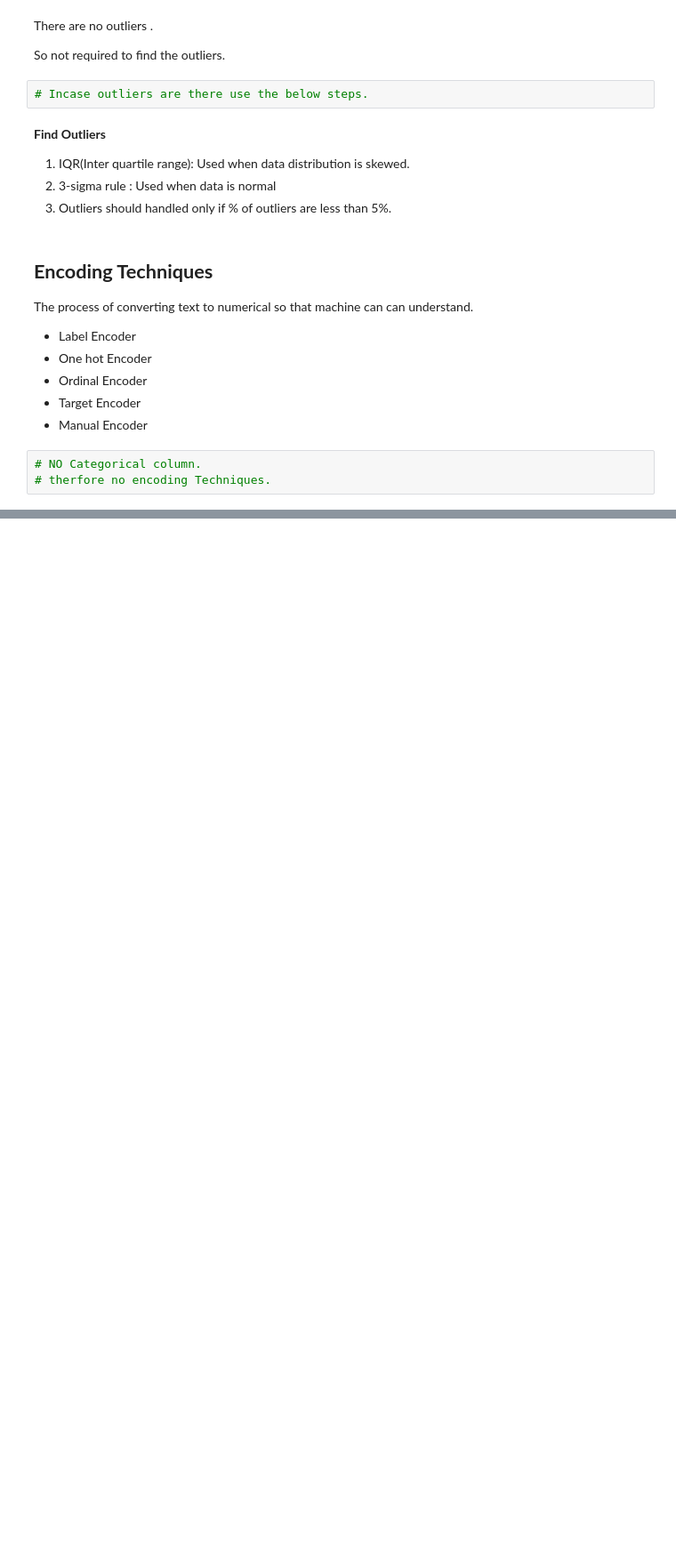
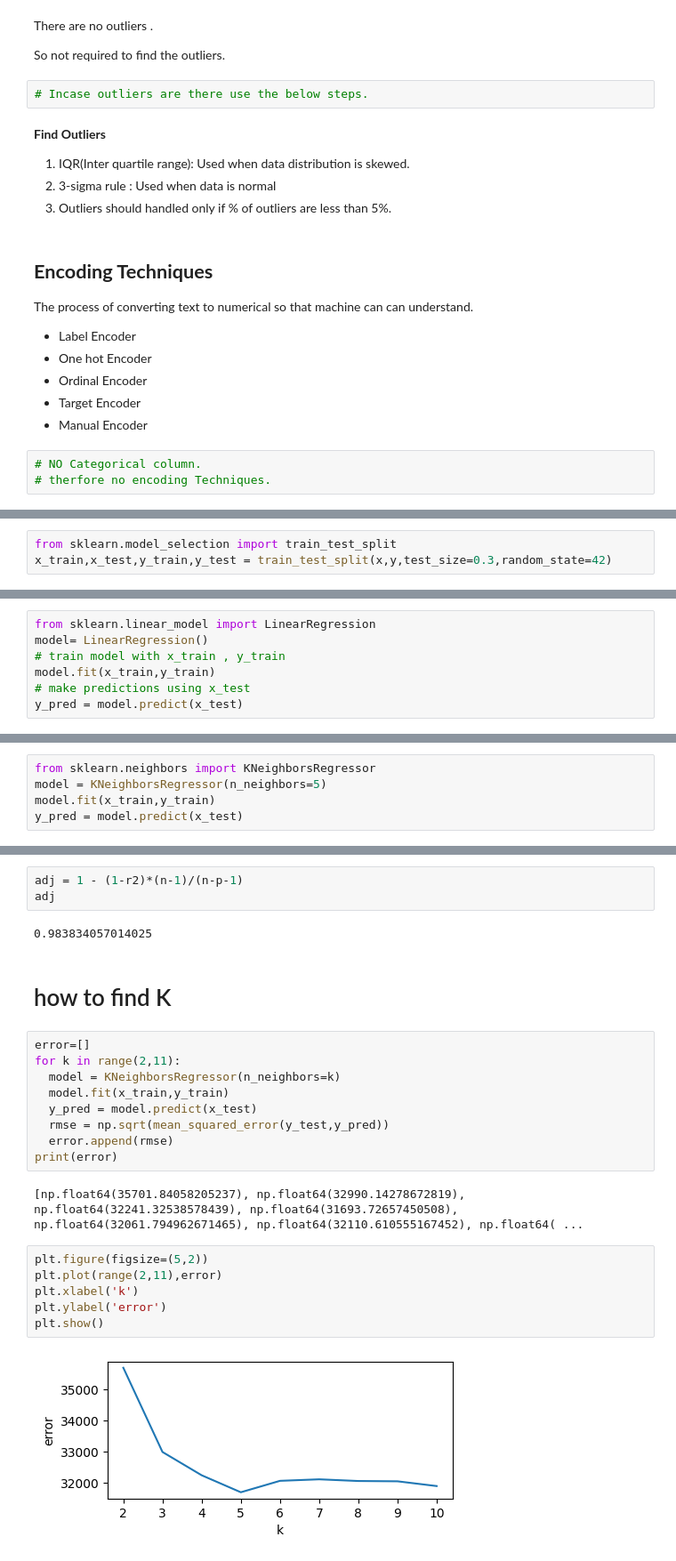
Before and after one commit to nimitha123-kd/Take-IT-Smart-Internship, a Jupyter notebook: House_Price_Regression_Proj.ipynb, the cells around one changed output, grey strips where cells are left out. Shown at 89% size. Drawn from its saved outputs; the diff is of its cells as text; blank space fills up the shorter version.

```diff
--- a/House_Price_Regression_Proj.ipynb
+++ b/House_Price_Regression_Proj.ipynb
@@ -554,0 +585,3 @@ The process of converting text to numerical so that machine can can understand.
+# %%
+from sklearn.model_selection import train_test_split
+x_train,x_test,y_train,y_test = train_test_split(x,y,test_size=0.3,random_state=42)
@@ -554,0 +598,7 @@ The process of converting text to numerical so that machine can can understand.
+# %%
+from sklearn.linear_model import LinearRegression
+model= LinearRegression()
+# train model with x_train , y_train
+model.fit(x_train,y_train)
+# make predictions using x_test
+y_pred = model.predict(x_test)
@@ -554,0 +667,5 @@ The process of converting text to numerical so that machine can can understand.
+# %%
+from sklearn.neighbors import KNeighborsRegressor
+model = KNeighborsRegressor(n_neighbors=5)
+model.fit(x_train,y_train)
+y_pred = model.predict(x_test)
@@ -554,0 +693,26 @@ The process of converting text to numerical so that machine can can understand.
+# %%
+adj = 1 - (1-r2)*(n-1)/(n-p-1)
+adj
+# %% [output]
+0.983834057014025
+# %% [markdown]
+# how to find K
+# %%
+error=[]
+for k in range(2,11):
+  model = KNeighborsRegressor(n_neighbors=k)
+  model.fit(x_train,y_train)
+  y_pred = model.predict(x_test)
+  rmse = np.sqrt(mean_squared_error(y_test,y_pred))
+  error.append(rmse)
+print(error)
+# %% [output]
+[np.float64(35701.84058205237), np.float64(32990.14278672819), np.float64(32241.32538578439), np.float64(31693.72657450508), np.float64(32061.794962671465), np.float64(32110.610555167452), np.float64( ...
+# %%
+plt.figure(figsize=(5,2))
+plt.plot(range(2,11),error)
+plt.xlabel('k')
+plt.ylabel('error')
+plt.show()
+# %% [output]
+[figure, added]
```
Also changed, not shown: parts of 40 cells of this notebook.
